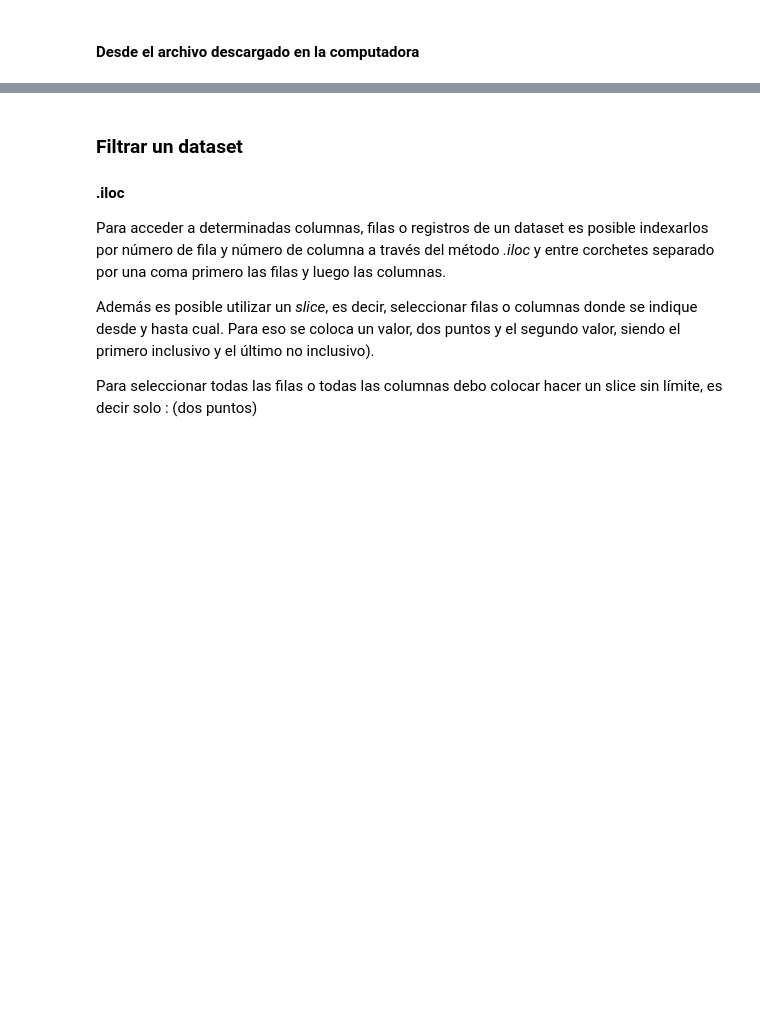
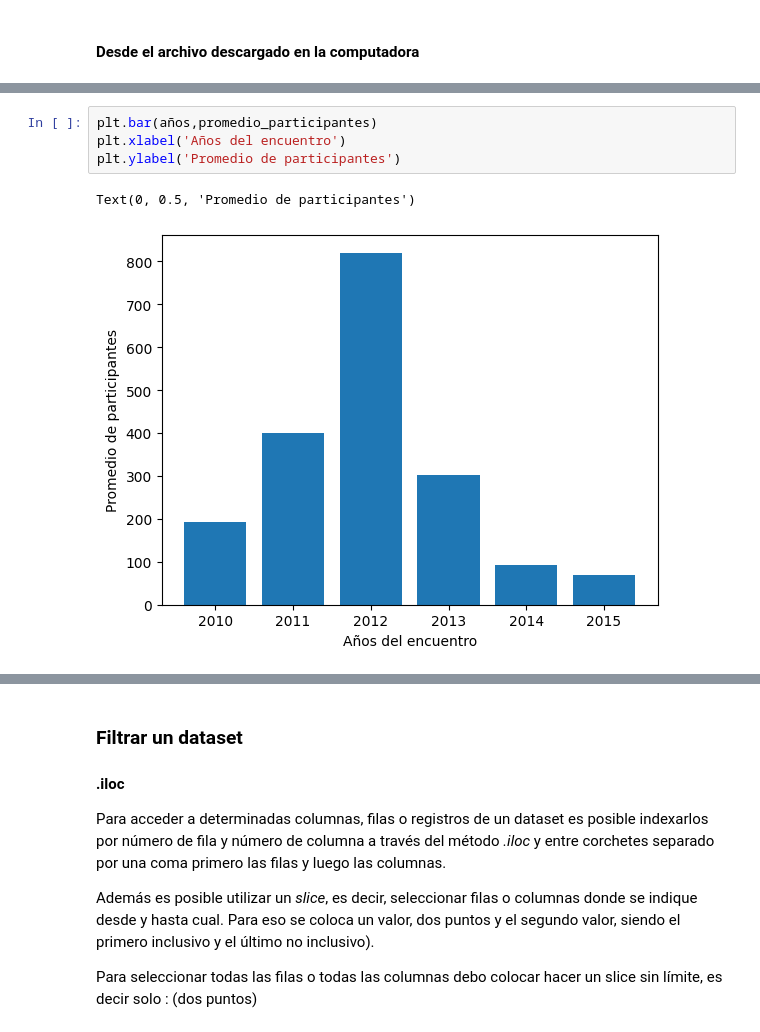
Before and after one commit to Osky205/cienciadedatos, a Jupyter notebook: m1/Encuentro 5/Pandas_ Filtrar y Visulizar.ipynb, the cells around one changed output, grey strips where cells are left out. Drawn from its saved outputs; the diff is of its cells as text; blank space fills up the shorter version.

```diff
--- a/m1/Encuentro 5/Pandas_ Filtrar y Visulizar.ipynb
+++ b/m1/Encuentro 5/Pandas_ Filtrar y Visulizar.ipynb
@@ -15,0 +56,7 @@ data.head(3)
+# %%
+plt.bar(años,promedio_participantes)
+plt.xlabel('Años del encuentro')
+plt.ylabel('Promedio de participantes')
+# %% [output]
+Text(0, 0.5, 'Promedio de participantes')
+[figure, added]
```
Also changed, not shown: parts of 16 cells of this notebook, 2 other files.
